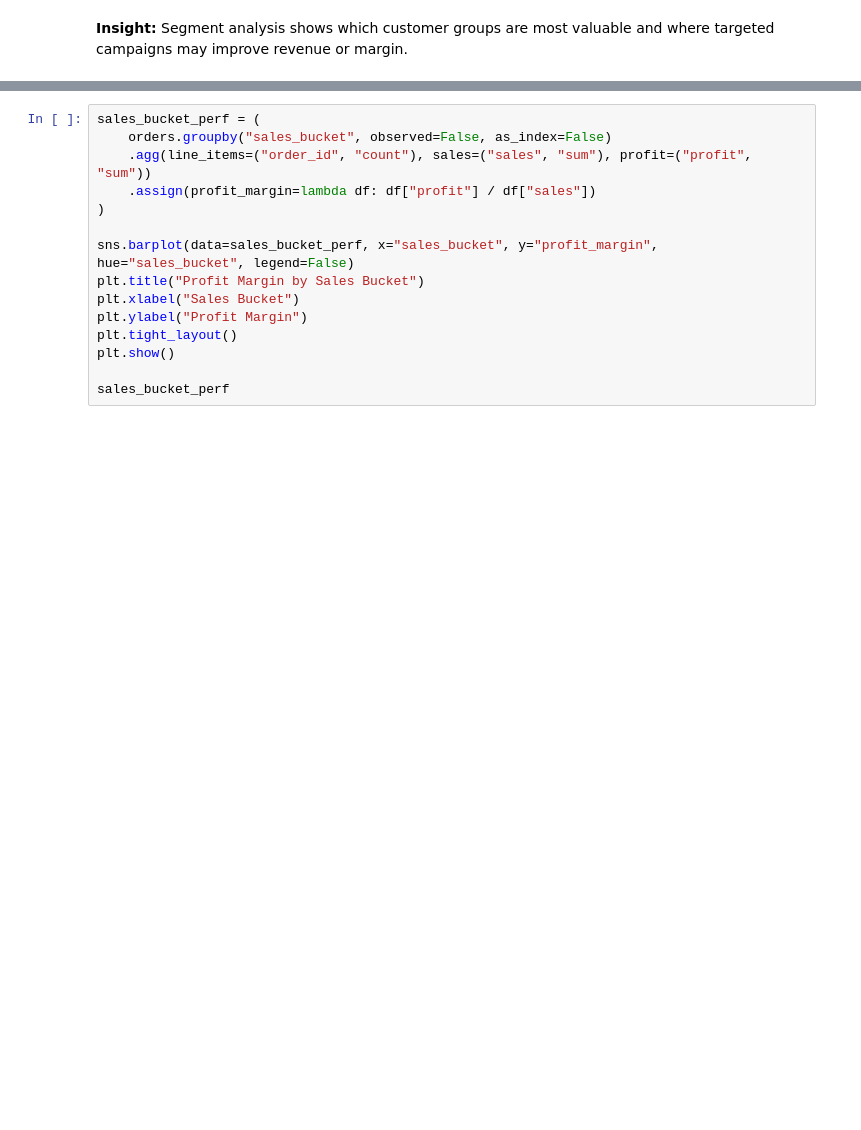
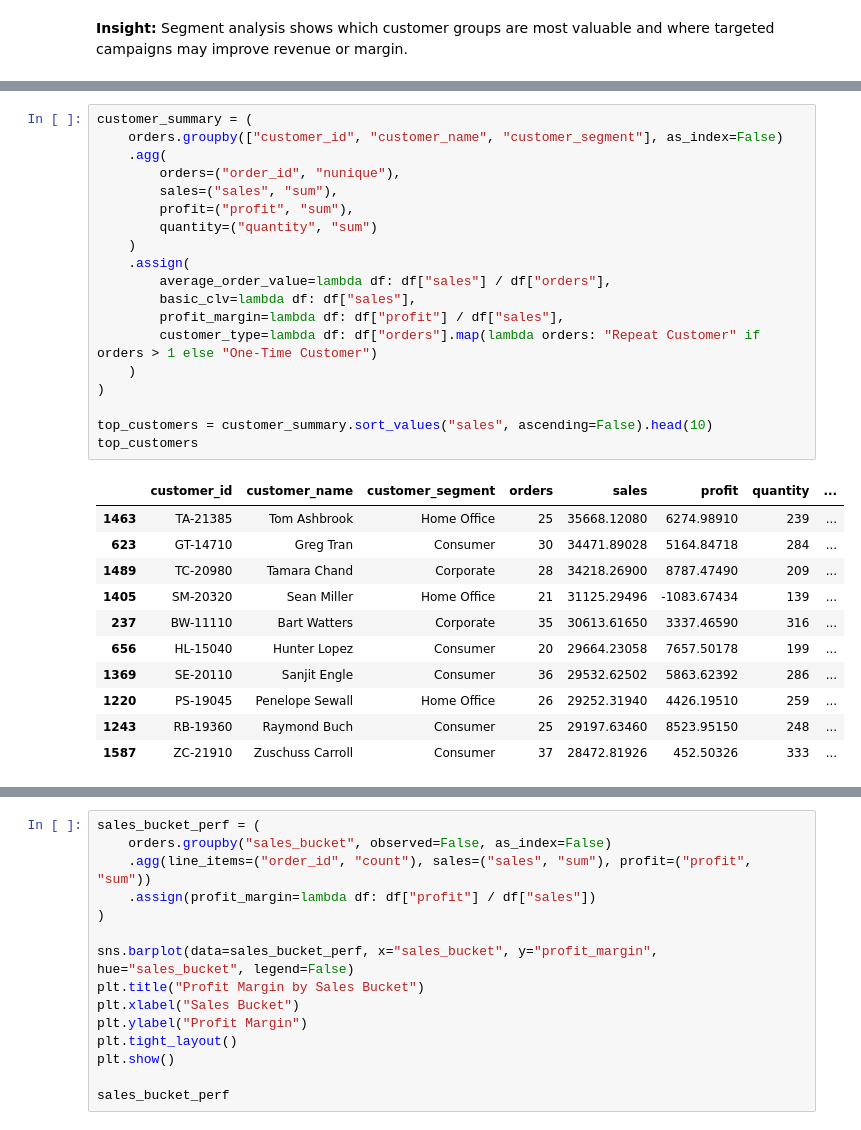
Before and after one commit to rajeshreddy4104/ecommerce-sales-customer-analysis, a Jupyter notebook: python/analysis.ipynb, the cells around one changed output, grey strips where cells are left out. Saved outputs shown, nothing was run; the diff lists cells and outputs as text; blank space fills up the shorter version.

```diff
--- a/python/analysis.ipynb
+++ b/python/analysis.ipynb
@@ -363,0 +431,31 @@ segment_perf
+# %%
+customer_summary = (
+    orders.groupby(["customer_id", "customer_name", "customer_segment"], as_index=False)
+    .agg(
+        orders=("order_id", "nunique"),
+        sales=("sales", "sum"),
+        profit=("profit", "sum"),
+        quantity=("quantity", "sum")
+    )
+    .assign(
+        average_order_value=lambda df: df["sales"] / df["orders"],
+        basic_clv=lambda df: df["sales"],
+        profit_margin=lambda df: df["profit"] / df["sales"],
+        customer_type=lambda df: df["orders"].map(lambda orders: "Repeat Customer" if orders > 1 else "One-Time Customer")
+    )
+)
+
+top_customers = customer_summary.sort_values("sales", ascending=False).head(10)
+top_customers
+# %% [output]
+|  | customer_id | customer_name | customer_segment | orders | sales | profit | quantity | ... |
+| 1463 | TA-21385 | Tom Ashbrook | Home Office | 25 | 35668.12080 | 6274.98910 | 239 | ... |
+| 623 | GT-14710 | Greg Tran | Consumer | 30 | 34471.89028 | 5164.84718 | 284 | ... |
+| 1489 | TC-20980 | Tamara Chand | Corporate | 28 | 34218.26900 | 8787.47490 | 209 | ... |
+| 1405 | SM-20320 | Sean Miller | Home Office | 21 | 31125.29496 | -1083.67434 | 139 | ... |
+| 237 | BW-11110 | Bart Watters | Corporate | 35 | 30613.61650 | 3337.46590 | 316 | ... |
+| 656 | HL-15040 | Hunter Lopez | Consumer | 20 | 29664.23058 | 7657.50178 | 199 | ... |
+| 1369 | SE-20110 | Sanjit Engle | Consumer | 36 | 29532.62502 | 5863.62392 | 286 | ... |
+| 1220 | PS-19045 | Penelope Sewall | Home Office | 26 | 29252.31940 | 4426.19510 | 259 | ... |
+| 1243 | RB-19360 | Raymond Buch | Consumer | 25 | 29197.63460 | 8523.95150 | 248 | ... |
+| 1587 | ZC-21910 | Zuschuss Carroll | Consumer | 37 | 28472.81926 | 452.50326 | 333 | ... |
```
Also changed, not shown: parts of 13 cells of this notebook, 4 other files.
